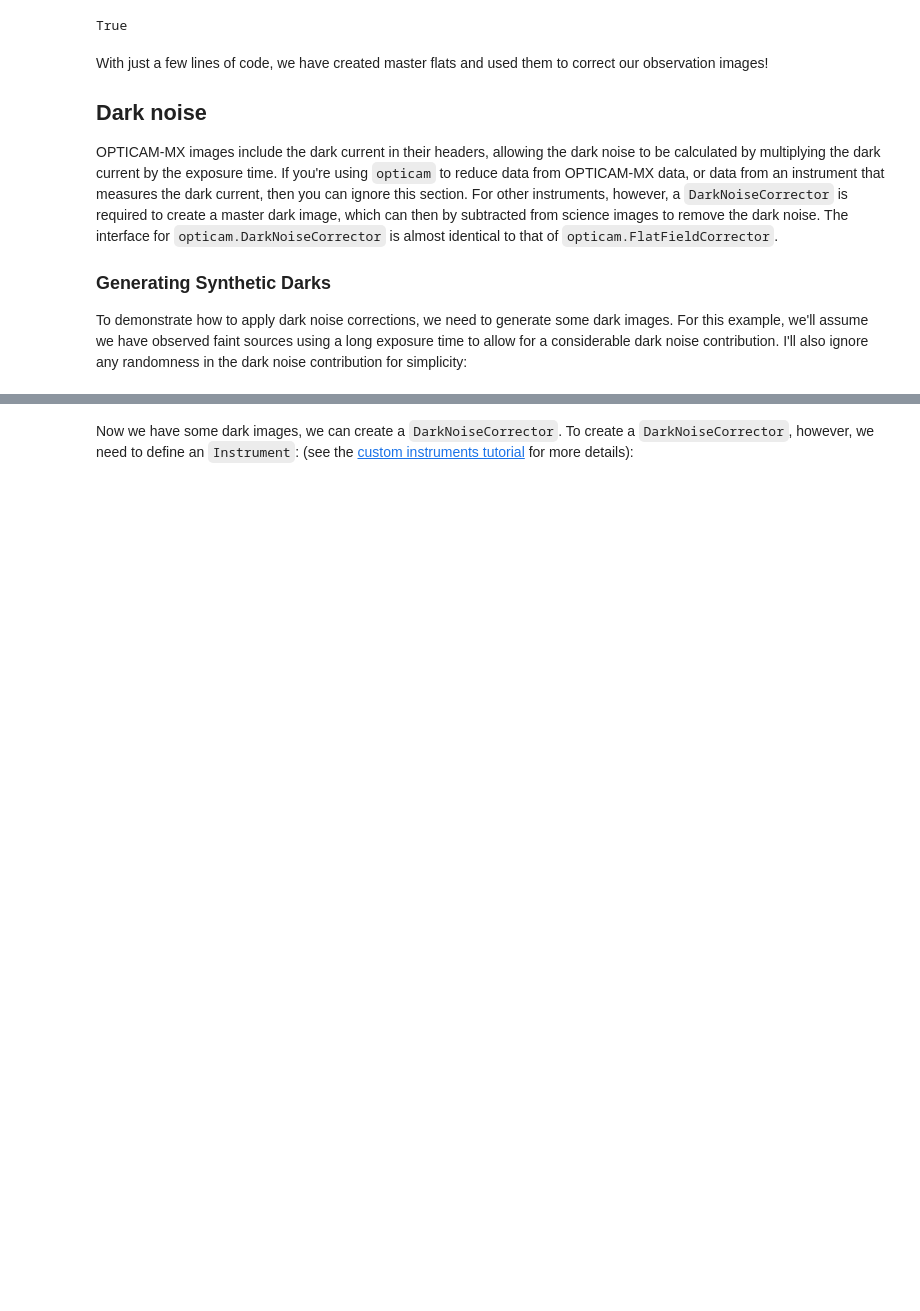
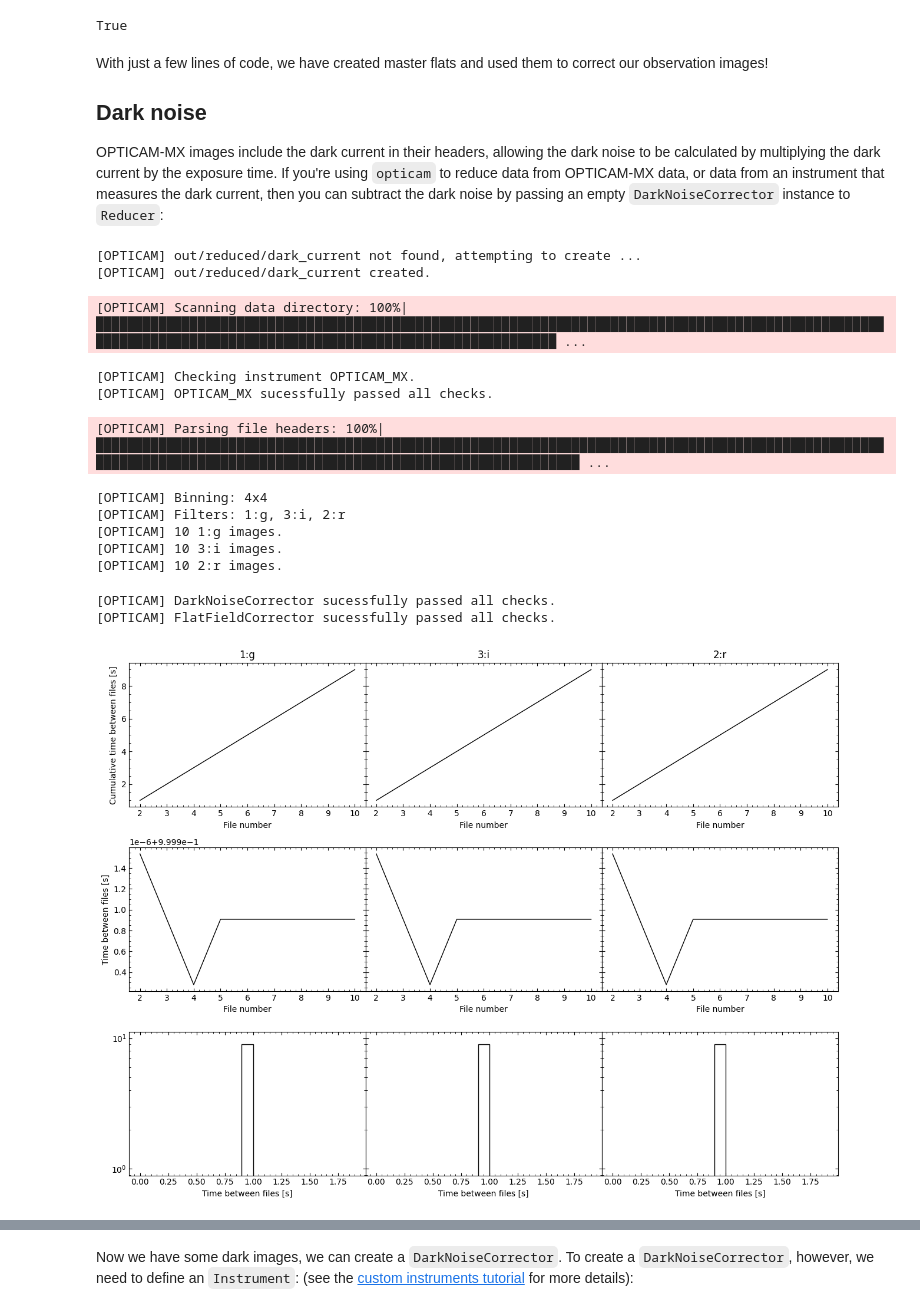
Before and after one commit to OPTICAM-instrument/opticam, a Jupyter notebook: docs/_executed/applying_corrections.ipynb, the cells around one changed output, grey strips where cells are left out. Cells and saved outputs as stored; diff of their text form; code cells hidden in the pictures; blank space fills up the shorter version.

```diff
--- a/docs/_executed/applying_corrections.ipynb
+++ b/docs/_executed/applying_corrections.ipynb
@@ -419,8 +439,29 @@ With just a few lines of code, we have created master flats and used them to cor
 
 ## Dark noise
 
-OPTICAM-MX images include the dark current in their headers, allowing the dark noise to be calculated by multiplying the dark current by the exposure time. If you're using `opticam` to reduce data from OPTICAM-MX data, or data from an instrument that measures the dark current, then you can ignore this section. For other instruments, however, a `DarkNoiseCorrector` is required to create a master dark image, which can then by subtracted from science images to remove the dark noise. The interface for `opticam.DarkNoiseCorrector` is almost identical to that of `opticam.FlatFieldCorrector`.
-
-### Generating Synthetic Darks
-
-To demonstrate how to apply dark noise corrections, we need to generate some dark images. For this example, we'll assume we have observed faint sources using a long exposure time to allow for a considerable dark noise contribution. I'll also ignore any randomness in the dark noise contribution for simplicity:
+OPTICAM-MX images include the dark current in their headers, allowing the dark noise to be calculated by multiplying the dark current by the exposure time. If you're using `opticam` to reduce data from OPTICAM-MX data, or data from an instrument that measures the dark current, then you can subtract the dark noise by passing an empty `DarkNoiseCorrector` instance to `Reducer`:
+# %%
+dark_current_reducer = opticam.Reducer(
+    data_directory=obs_dir,  # path to the simulated data
+    out_directory=out_dir / 'reduced' / 'dark_current',  # path to where output will be saved
+    show_plots=True,
+    flat_corrector=auto_flat_corrector,  # pass the flat field corrector
+    dark_corrector=opticam.DarkNoiseCorrector(
+        instrument=opticam.OPTICAM_MX(),
+        )
+    )
+# %% [output]
+[OPTICAM] out/reduced/dark_current not found, attempting to create ...
+[OPTICAM] out/reduced/dark_current created.
+[OPTICAM] Scanning data directory: 100%|████████████████████████████████████████████████████████████████████████████████████████████████████████████████████████████████████████████████████████████████ ...
+[OPTICAM] Checking instrument OPTICAM_MX.
+[OPTICAM] OPTICAM_MX sucessfully passed all checks.
+[OPTICAM] Parsing file headers: 100%|███████████████████████████████████████████████████████████████████████████████████████████████████████████████████████████████████████████████████████████████████ ...
+[OPTICAM] Binning: 4x4
+[OPTICAM] Filters: 1:g, 3:i, 2:r
+[OPTICAM] 10 1:g images.
+[OPTICAM] 10 3:i images.
+[OPTICAM] 10 2:r images.
+[OPTICAM] DarkNoiseCorrector sucessfully passed all checks.
+[OPTICAM] FlatFieldCorrector sucessfully passed all checks.
+[figure, added]
```
Also changed, not shown: parts of 30 cells of this notebook, 19 other files.
